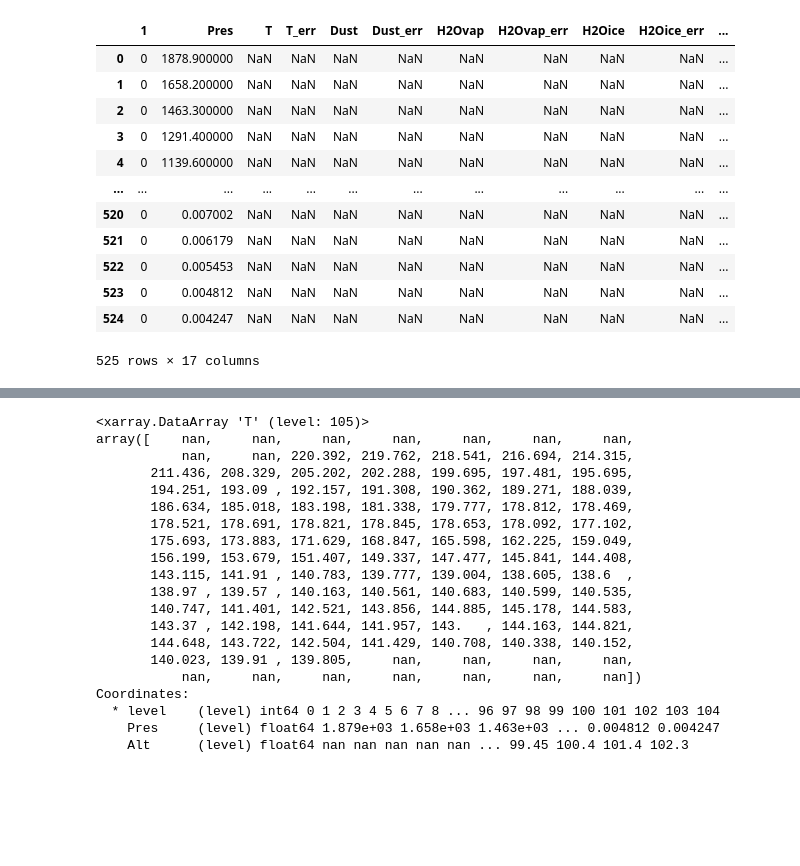
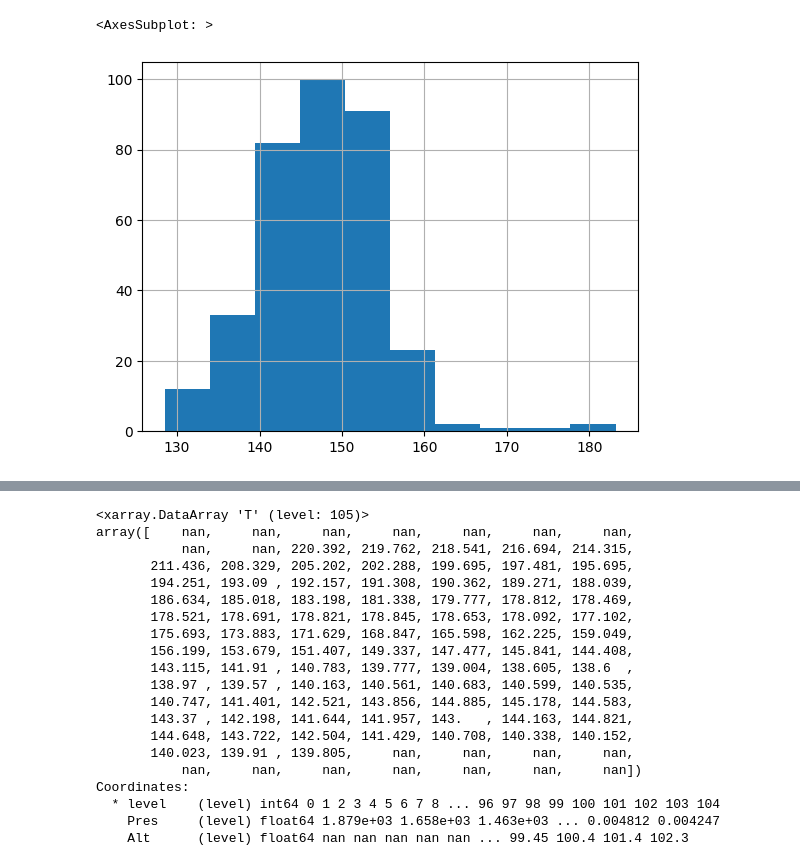
Before and after one commit to Cloudspotting-on-Mars/mcstools, a Jupyter notebook: mcstools/preprocess/l2/dev.ipynb, the cells around one changed output, grey strips where cells are left out. Cells and saved outputs as stored; diff of their text form; code cells hidden in the pictures; blank space fills up the shorter version.

```diff
--- a/mcstools/preprocess/l2/dev.ipynb
+++ b/mcstools/preprocess/l2/dev.ipynb
@@ -127,18 +84,11 @@ profiles = x_xr.sel(L_s_mid=157.5, Profile_lat_mid=12.5, Profile_lon_mid=-2.5).i
+# %%
+profiles = reduced_ddr1["Profile_identifier"]
 # %%
 ddr2 = L2Loader(pds=True).load("DDR2", profiles=profiles)
-# %%
-ddr2
-# %% [output]
-|  | 1 | Pres | T | T_err | Dust | Dust_err | H2Ovap | H2Ovap_err | H2Oice | H2Oice_err | ... |
-| 0 | 0 | 1878.900000 | NaN | NaN | NaN | NaN | NaN | NaN | NaN | NaN | ... |
-| 1 | 0 | 1658.200000 | NaN | NaN | NaN | NaN | NaN | NaN | NaN | NaN | ... |
-| 2 | 0 | 1463.300000 | NaN | NaN | NaN | NaN | NaN | NaN | NaN | NaN | ... |
-| 3 | 0 | 1291.400000 | NaN | NaN | NaN | NaN | NaN | NaN | NaN | NaN | ... |
-| 4 | 0 | 1139.600000 | NaN | NaN | NaN | NaN | NaN | NaN | NaN | NaN | ... |
-| ... | ... | ... | ... | ... | ... | ... | ... | ... | ... | ... | ... |
-| 520 | 0 | 0.007002 | NaN | NaN | NaN | NaN | NaN | NaN | NaN | NaN | ... |
-| 521 | 0 | 0.006179 | NaN | NaN | NaN | NaN | NaN | NaN | NaN | NaN | ... |
-| 522 | 0 | 0.005453 | NaN | NaN | NaN | NaN | NaN | NaN | NaN | NaN | ... |
-| 523 | 0 | 0.004812 | NaN | NaN | NaN | NaN | NaN | NaN | NaN | NaN | ... |
-| 524 | 0 | 0.004247 | NaN | NaN | NaN | NaN | NaN | NaN | NaN | NaN | ... |
-525 rows × 17 columns
+# %%
+ddr2.dropna(subset="T", inplace=True)
+# %%
+ddr2[ddr2["Alt"].between(43, 53)]["T"].hist()
+# %% [output]
+<AxesSubplot: >
+[figure, added]
```
Also changed, not shown: parts of 15 cells of this notebook, 2 other files.
